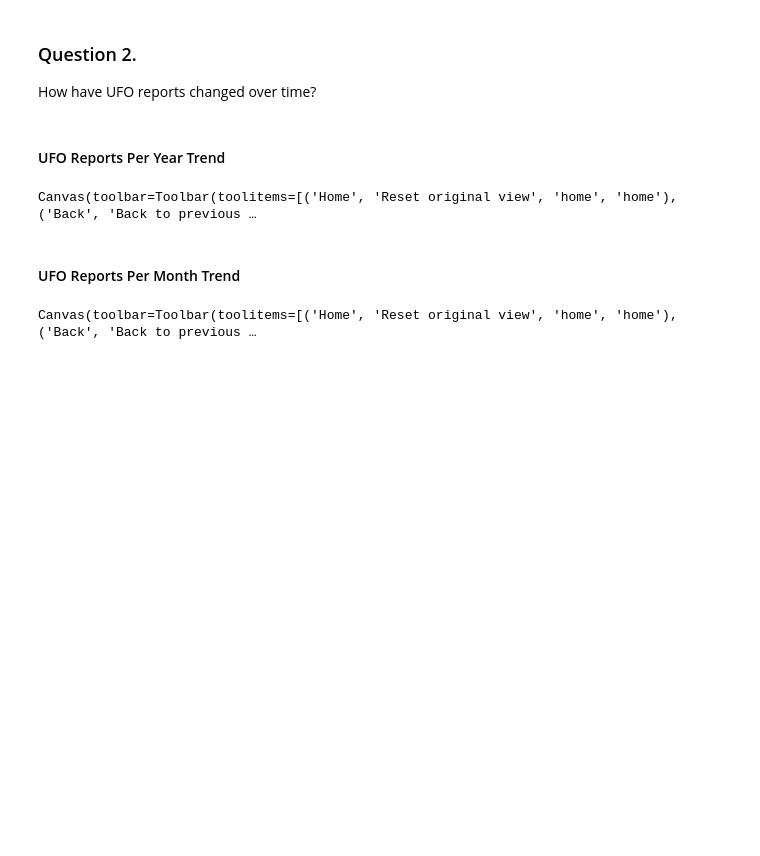
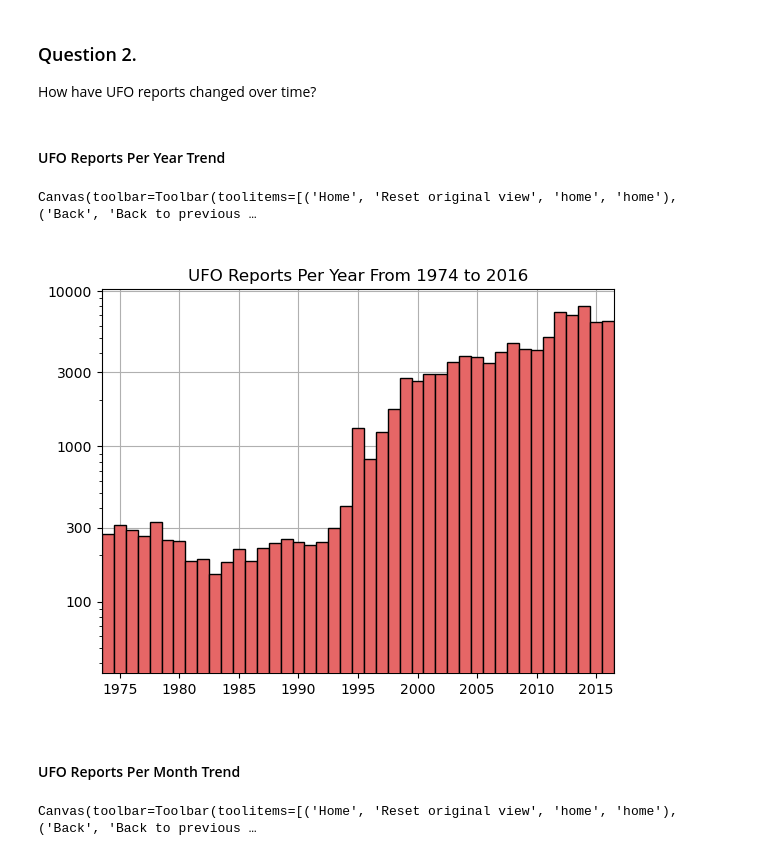
Before and after one commit to LinkWentz/UFO-Report-2021, a Jupyter notebook: Data Exploration.ipynb, the cells around one changed output. Cells and saved outputs as stored; diff of their text form; code cells hidden in the pictures; blank space fills up the shorter version.

```diff
--- a/Data Exploration.ipynb
+++ b/Data Exploration.ipynb
@@ -487,5 +504,9 @@ ax.set_title('UFO Reports Per Year From 1974 to 2016');
 # %% [output]
 Canvas(toolbar=Toolbar(toolitems=[('Home', 'Reset original view', 'home', 'home'), ('Back', 'Back to previous …
+# %%
+display.Image("Plots/3 - Reports Per Year.png")
+# %% [output]
+[figure, added]
 # %% [markdown]
 #### UFO Reports Per Month Trend
 # %%
```
Also changed, not shown: parts of 14 cells of this notebook.
